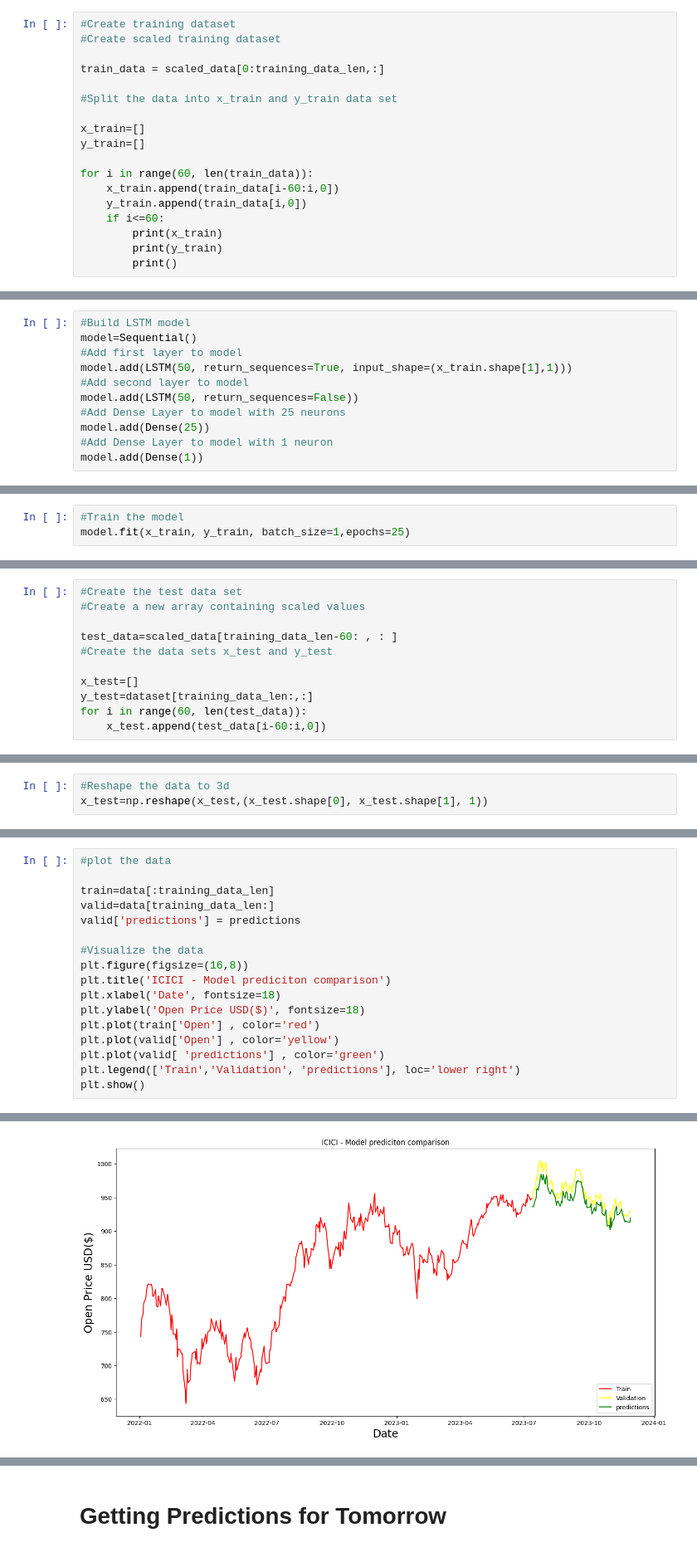
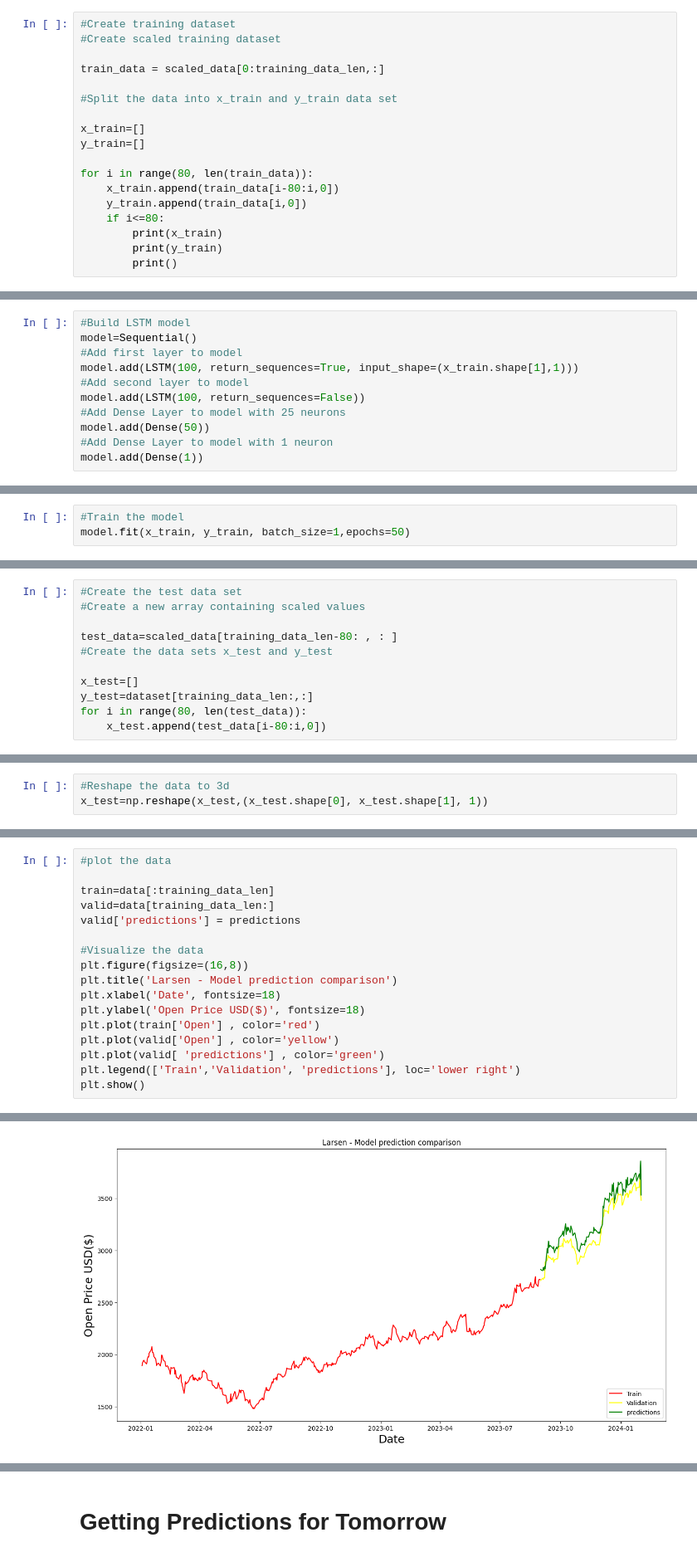
Before and after one commit to Uchit-2428/Algorithmic-Trading-using-Deep-Learning-and-Reinforcement-Learning, a Jupyter notebook: Deep Learning Techniques/LSTM_ALGORITHM.ipynb, the cells around one changed output, grey strips where cells are left out. Shown at 83% size. Drawn from its saved outputs; the diff is of its cells as text.

Commit message:
LSTM DONE

```diff
--- a/Deep Learning Techniques/LSTM_ALGORITHM.ipynb
+++ b/Deep Learning Techniques/LSTM_ALGORITHM.ipynb
@@ -463,10 +466,10 @@ train_data = scaled_data[0:training_data_len,:]
 x_train=[]
 y_train=[]
 
-for i in range(60, len(train_data)):
-    x_train.append(train_data[i-60:i,0])
+for i in range(80, len(train_data)):
+    x_train.append(train_data[i-80:i,0])
     y_train.append(train_data[i,0])
-    if i<=60:
+    if i<=80:
         print(x_train)
         print(y_train)
         print()
@@ -499,11 +506,11 @@ x_train.shape
 #Build LSTM model
 model=Sequential()
 #Add first layer to model
-model.add(LSTM(50, return_sequences=True, input_shape=(x_train.shape[1],1)))
+model.add(LSTM(100, return_sequences=True, input_shape=(x_train.shape[1],1)))
 #Add second layer to model
-model.add(LSTM(50, return_sequences=False))
+model.add(LSTM(100, return_sequences=False))
 #Add Dense Layer to model with 25 neurons
-model.add(Dense(25))
+model.add(Dense(50))
 #Add Dense Layer to model with 1 neuron
 model.add(Dense(1))
 # %%
@@ -511,5 +518,5 @@ model.add(Dense(1))
 model.compile(optimizer='adam', loss='mean_squared_error')
 # %%
 #Train the model
-model.fit(x_train, y_train, batch_size=1,epochs=25)
+model.fit(x_train, y_train, batch_size=1,epochs=50)
 # %% [output]
@@ -537,13 +544,13 @@ Epoch 25/25
 #Create the test data set
 #Create a new array containing scaled values
 
-test_data=scaled_data[training_data_len-60: , : ]
+test_data=scaled_data[training_data_len-80: , : ]
 #Create the data sets x_test and y_test
 
 x_test=[]
 y_test=dataset[training_data_len:,:]
-for i in range(60, len(test_data)):
-    x_test.append(test_data[i-60:i,0])
+for i in range(80, len(test_data)):
+    x_test.append(test_data[i-80:i,0])
 # %%
 #Convert the data to a numpy array
 
@@ -585,27 +592,27 @@ Mean Absolute Percentage Error (MAPE): 1.3597247655535554
 # %%
 #plot the data
 
 train=data[:training_data_len]
 valid=data[training_data_len:]
 valid['predictions'] = predictions
 
 #Visualize the data
 plt.figure(figsize=(16,8))
-plt.title('ICICI - Model prediciton comparison')
+plt.title('Larsen - Model prediction comparison')
 plt.xlabel('Date', fontsize=18)
 plt.ylabel('Open Price USD($)', fontsize=18)
 plt.plot(train['Open'] , color='red')
 plt.plot(valid['Open'] , color='yellow')
 plt.plot(valid[ 'predictions'] , color='green')
 plt.legend(['Train','Validation', 'predictions'], loc='lower right')
 plt.show()
 # %% [output]
 A value is trying to be set on a copy of a slice from a DataFrame.
 Try using .loc[row_indexer,col_indexer] = value instead
 
 See the caveats in the documentation: https://pandas.pydata.org/pandas-docs/stable/user_guide/indexing.html#returning-a-view-versus-a-copy
   valid['predictions'] = predictions
-[figure, old version]
+[figure, new version]
 # %%
 #Show the valid and predicted prices
 
```
Also changed, not shown: parts of 33 cells of this notebook.
